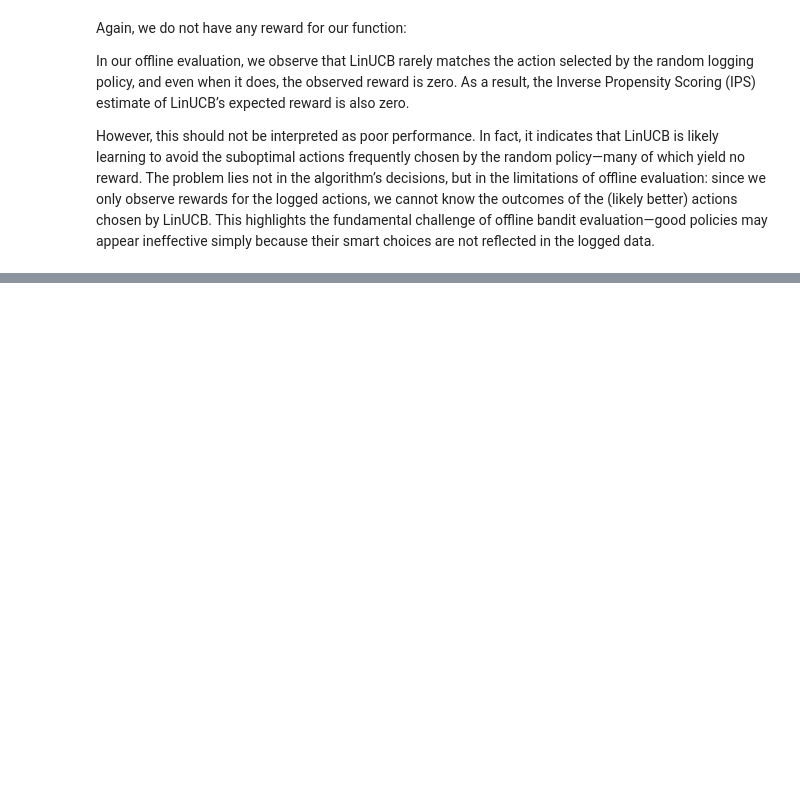
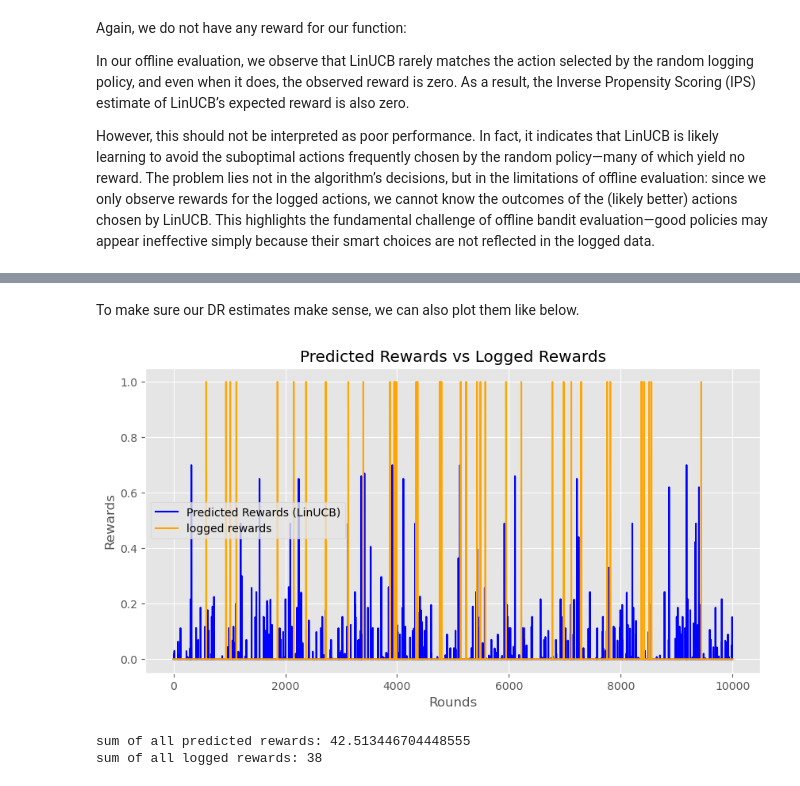
Before and after one commit to otausendschoen/contextual-bandit-benchmark, a Jupyter notebook: main.ipynb, the cells around one changed output, grey strips where cells are left out. Cells and saved outputs as stored; diff of their text form; code cells hidden in the pictures; blank space fills up the shorter version.

```diff
--- a/main.ipynb
+++ b/main.ipynb
@@ -216,0 +263,20 @@ NEXT UP:
+# %% [markdown]
+To make sure our DR estimates make sense, we can also plot them like below.
+# %%
+# compare predicted rewards with logged rewards
+plt.figure(figsize=(10, 5))
+plt.plot(r_hat, label="Predicted Rewards (LinUCB)", color="blue")
+plt.plot(rewards, label="logged rewards", color="orange")
+plt.title("Predicted Rewards vs Logged Rewards")
+plt.xlabel("Rounds")
+plt.ylabel("Rewards")
+plt.legend()
+plt.grid(True)
+plt.show()
+
+print(f"sum of all predicted rewards: {np.sum(r_hat)}")
+print(f"sum of all logged rewards: {np.sum(rewards)}")
+# %% [output]
+[figure, added]
+sum of all predicted rewards: 42.513446704448555
+sum of all logged rewards: 38
```
Also changed, not shown: parts of 23 cells of this notebook.
